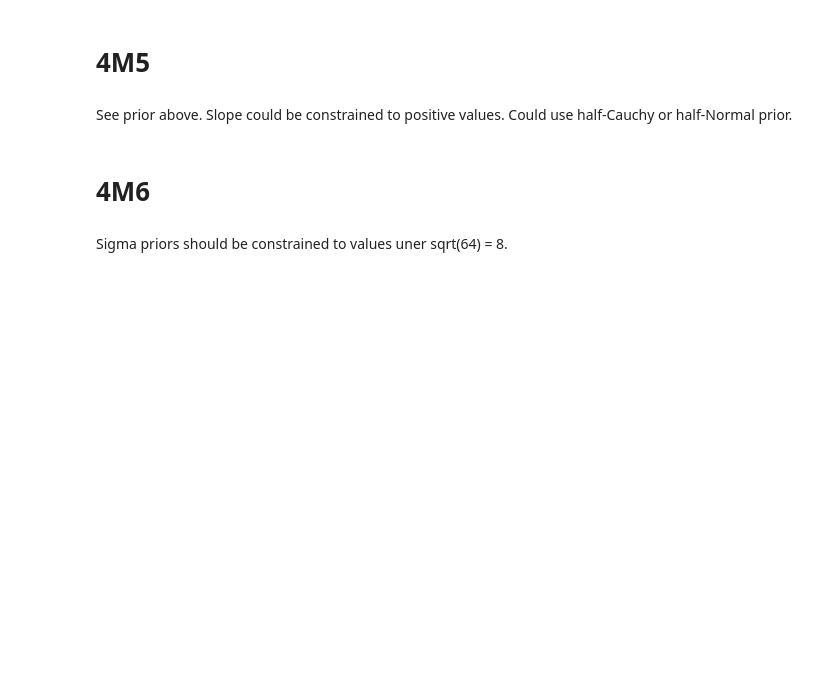
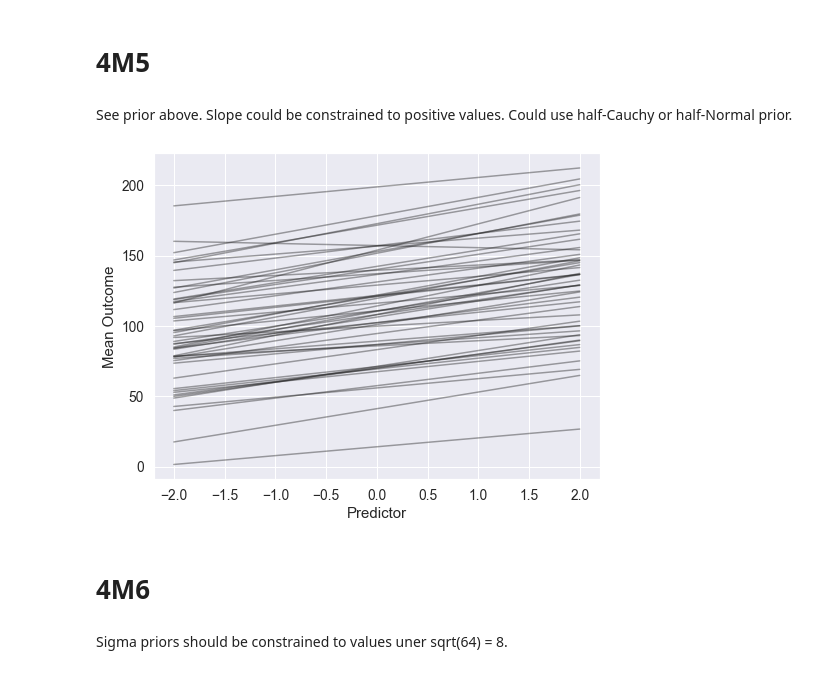
Before and after one commit to tobyrmanders/statistical-rethinking, a Jupyter notebook: code/chapter_04.ipynb, the cells around one changed output. Drawn from its saved outputs; the diff is of its cells as text; code cells hidden in the pictures; blank space fills up the shorter version.

```diff
--- a/code/chapter_04.ipynb
+++ b/code/chapter_04.ipynb
@@ -172,6 +179,27 @@ sns.scatterplot(x=year_samples, y=height_samples, alpha=0.1)
 # 4M5
 # %% [markdown]
 See prior above. Slope could be constrained to positive values. Could use half-Cauchy or half-Normal prior.
+# %%
+import numpy as np
+
+# check that slope is positive
+prior_predictive = Predictive(model_4m4, {}, num_samples=50)()
+
+def plot_predictive(prior_predictive):
+    _, ax = plt.subplots()
+
+    x = np.linspace(-2, 2, 50)
+
+    for a, b in zip(prior_predictive["a"], prior_predictive["b"]):
+        y = a + b * x
+        ax.plot(x, y, c="k", alpha=0.4)
+
+    ax.set_xlabel("Predictor")
+    ax.set_ylabel("Mean Outcome")
+
+plot_predictive(prior_predictive)
+# %% [output]
+[figure, added]
 # %% [markdown]
 # 4M6
 # %% [markdown]
```
Also changed, not shown: parts of 12 cells of this notebook.
